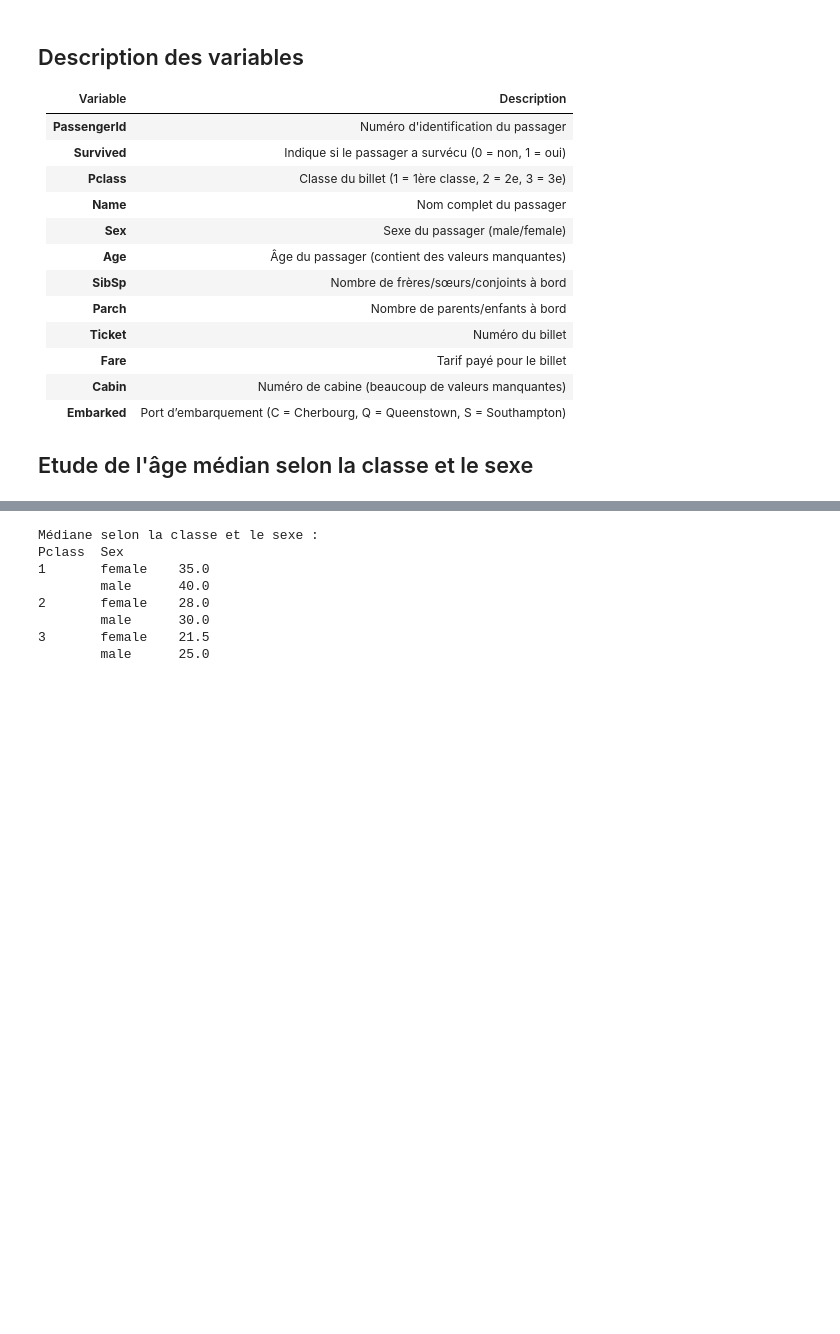
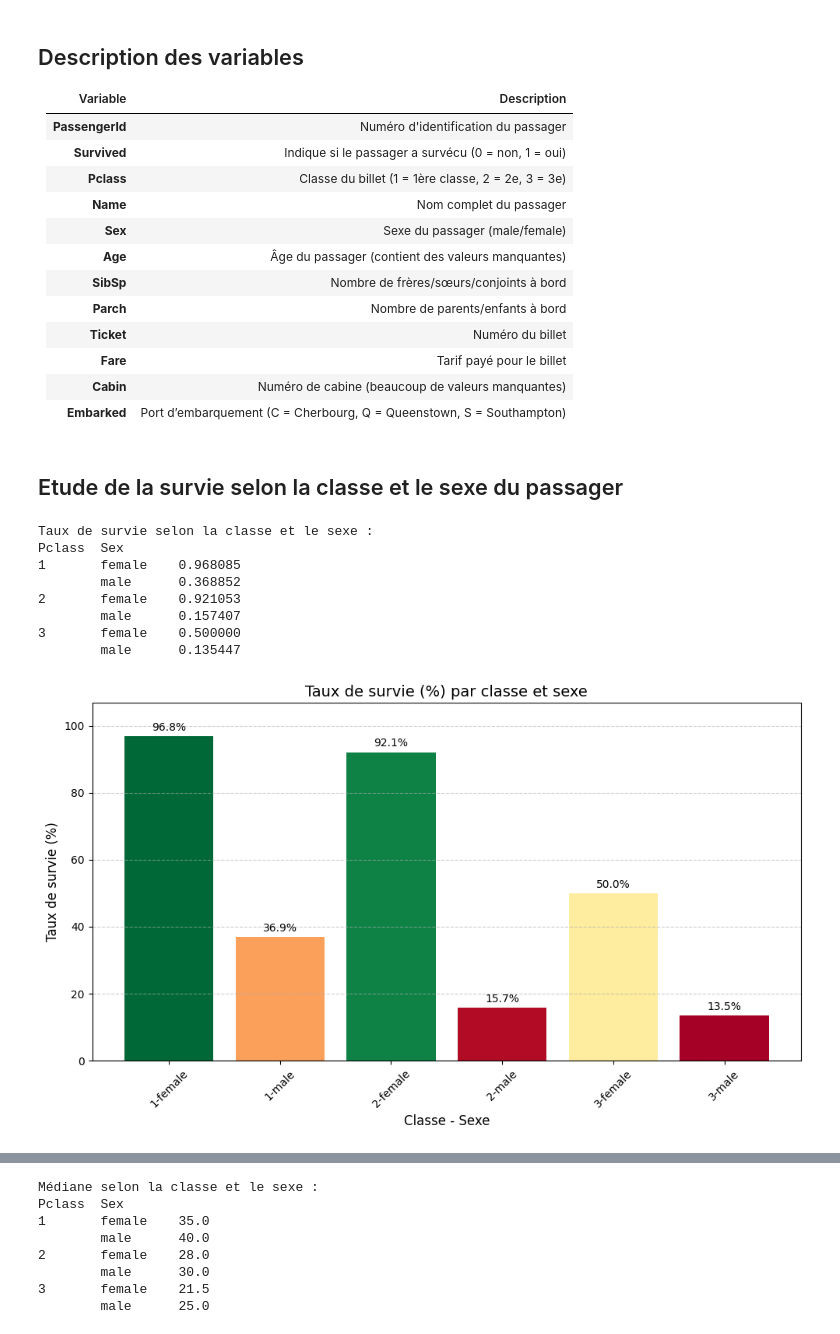
Before and after one commit to HarpieTrax/titanic_kaggle, a Jupyter notebook: Titanic_Kaggle/model.ipynb, the cells around one changed output, grey strips where cells are left out. Saved outputs shown, nothing was run; the diff lists cells and outputs as text; code cells hidden in the pictures; blank space fills up the shorter version.

Commit message:
add analysis part 1 and complete data preparation part 2

```diff
--- a/Titanic_Kaggle/model.ipynb
+++ b/Titanic_Kaggle/model.ipynb
@@ -87,5 +101,46 @@ Embarked         2
 | **Fare**     | Tarif payé pour le billet                           |
 | **Cabin**    | Numéro de cabine (beaucoup de valeurs manquantes)  |
 | **Embarked** | Port d’embarquement (C = Cherbourg, Q = Queenstown, S = Southampton) |
-
-## Etude de l'âge médian selon la classe et le sexe
+# %% [markdown]
+## Etude de la survie selon la classe et le sexe du passager
+# %%
+SurvivedStudy = train_data.groupby(['Pclass', 'Sex'])['Survived'].mean()
+print(f"Taux de survie selon la classe et le sexe : \n{SurvivedStudy.to_string()} \n")
+
+labels = [f'{pclass}-{sex}' for pclass, sex in SurvivedStudy.index]
+values = SurvivedStudy.values * 100  # en %
+
+# Couleurs selon les valeurs
+norm = colors.Normalize(vmin=min(values), vmax=max(values))
+colormap = cm.RdYlGn
+bar_colors = colormap(norm(values))
+
+# Tracé du diagramme en barres
+fig, ax = plt.subplots(figsize=(10, 6))
+bars = ax.bar(labels, values, color=bar_colors)
+
+# Affichage des valeurs au-dessus
+for bar in bars:
+    height = bar.get_height()
+    ax.text(bar.get_x() + bar.get_width() / 2, height + 1,
+            f'{height:.1f}%', ha='center', va='bottom', fontsize=10)
+
+# Mise en forme du graphique
+ax.set_title("Taux de survie (%) par classe et sexe", fontsize=14)
+ax.set_xlabel("Classe - Sexe", fontsize=12)
+ax.set_ylabel("Taux de survie (%)", fontsize=12)
+plt.xticks(rotation=45)
+plt.ylim(0, max(values) + 10)
+plt.grid(axis='y', linestyle='--', alpha=0.6)
+plt.tight_layout()
+plt.show()
+# %% [output]
+Taux de survie selon la classe et le sexe :
+Pclass  Sex
+1       female    0.968085
+        male      0.368852
+2       female    0.921053
+        male      0.157407
+3       female    0.500000
+        male      0.135447
+[figure, added]
```
Also changed, not shown: parts of 30 cells of this notebook, 2 other files.
